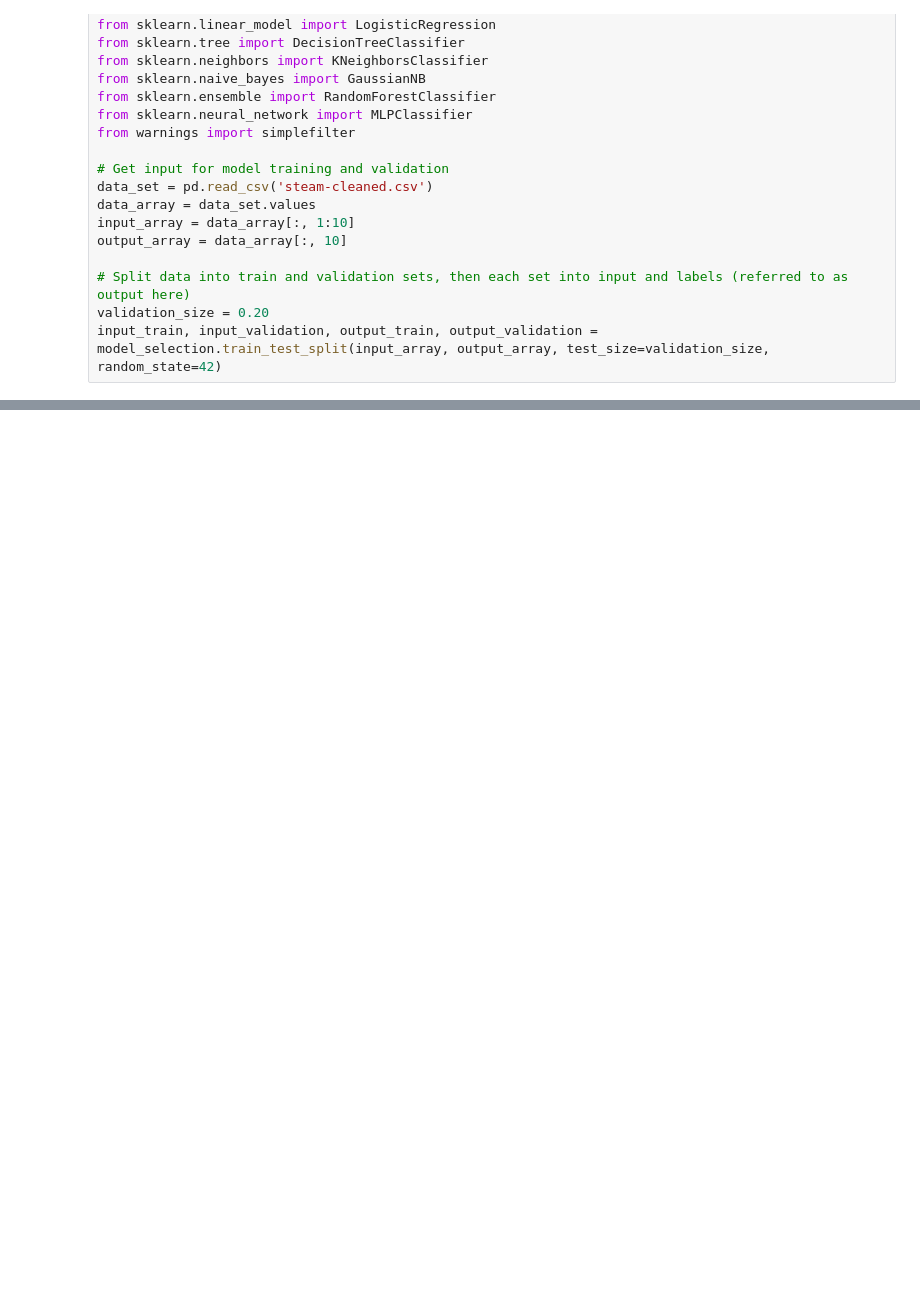
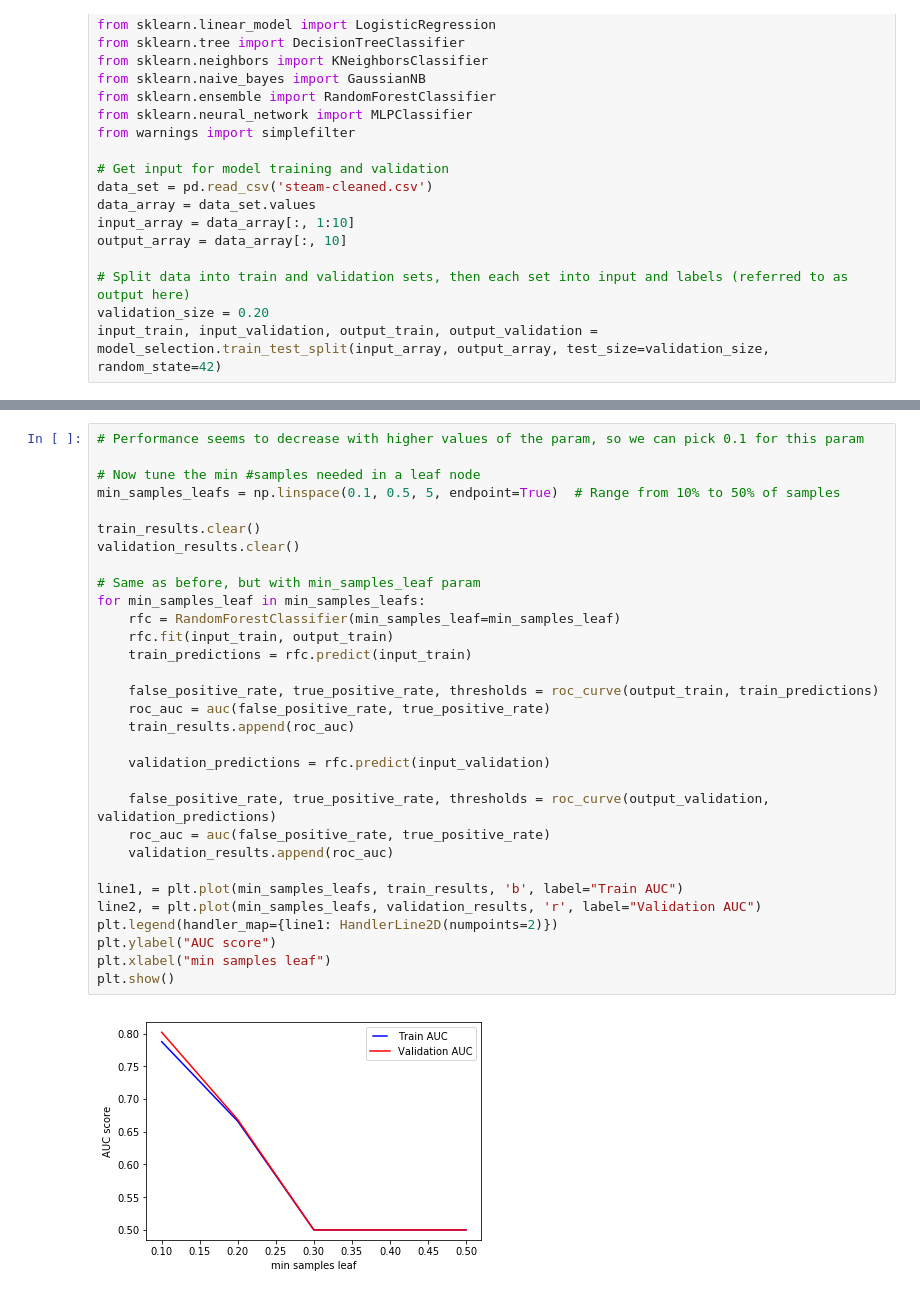
Before and after one commit to jsngn/steam-machine-learning, a Jupyter notebook: steam_models.ipynb, the cells around one changed output, grey strips where cells are left out. Cells and saved outputs as stored; diff of their text form; blank space fills up the shorter version.

```diff
--- a/steam_models.ipynb
+++ b/steam_models.ipynb
@@ -73,0 +192,33 @@ weighted avg       0.82      0.82      0.81      5415
+# %%
+# Performance seems to decrease with higher values of the param, so we can pick 0.1 for this param
+
+# Now tune the min #samples needed in a leaf node
+min_samples_leafs = np.linspace(0.1, 0.5, 5, endpoint=True)  # Range from 10% to 50% of samples
+
+train_results.clear()
+validation_results.clear()
+
+# Same as before, but with min_samples_leaf param
+for min_samples_leaf in min_samples_leafs:
+    rfc = RandomForestClassifier(min_samples_leaf=min_samples_leaf)
+    rfc.fit(input_train, output_train)
+    train_predictions = rfc.predict(input_train)
+
+    false_positive_rate, true_positive_rate, thresholds = roc_curve(output_train, train_predictions)
+    roc_auc = auc(false_positive_rate, true_positive_rate)
+    train_results.append(roc_auc)
+
+    validation_predictions = rfc.predict(input_validation)
+
+    false_positive_rate, true_positive_rate, thresholds = roc_curve(output_validation, validation_predictions)
+    roc_auc = auc(false_positive_rate, true_positive_rate)
+    validation_results.append(roc_auc)
+
+line1, = plt.plot(min_samples_leafs, train_results, 'b', label="Train AUC")
+line2, = plt.plot(min_samples_leafs, validation_results, 'r', label="Validation AUC")
+plt.legend(handler_map={line1: HandlerLine2D(numpoints=2)})
+plt.ylabel("AUC score")
+plt.xlabel("min samples leaf")
+plt.show()
+# %% [output]
+[figure, added]
```
Also changed, not shown: parts of 10 cells of this notebook.
